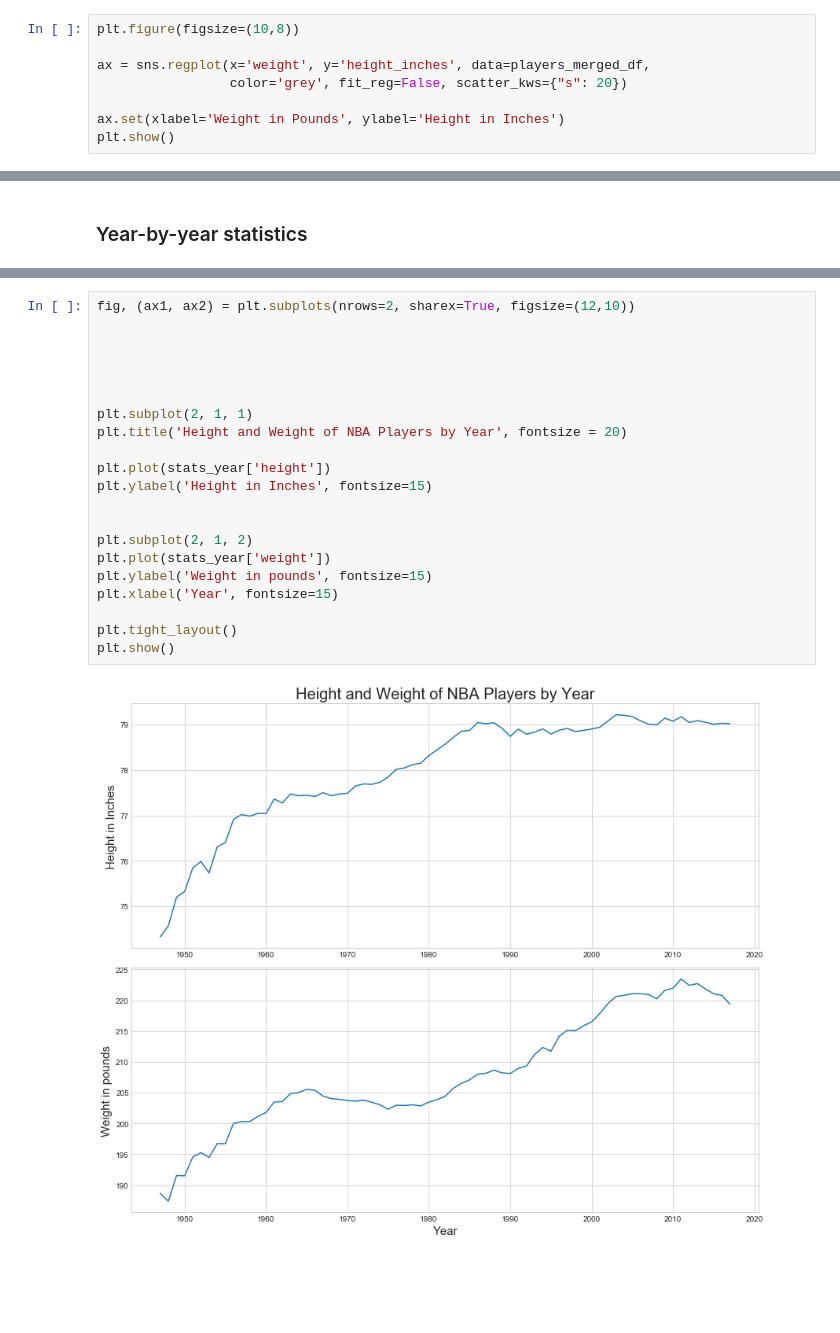
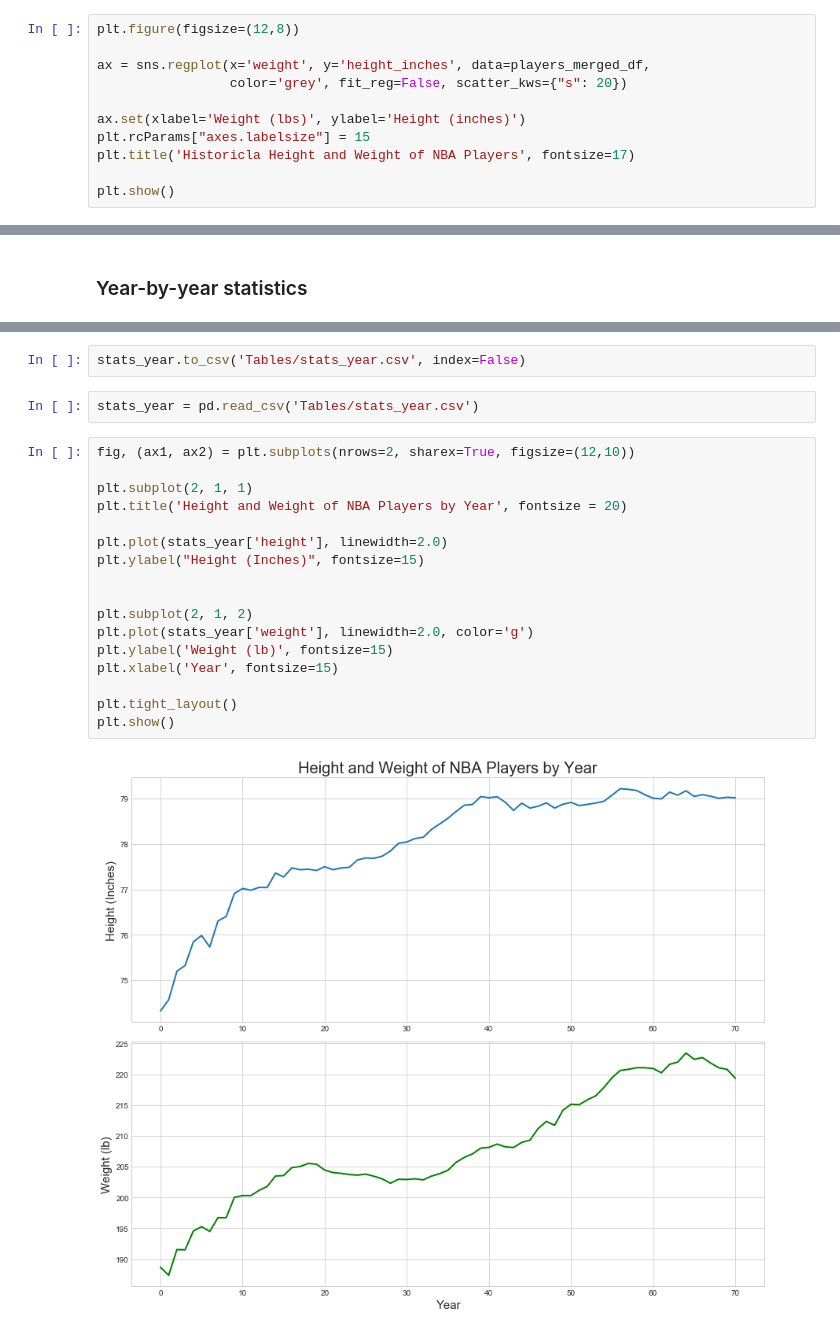
Before and after one commit to ymericson/NBA-player-info, a Jupyter notebook: NBA players stats.ipynb, the cells around one changed output, grey strips where cells are left out. Drawn from its saved outputs; the diff is of its cells as text; blank space fills up the shorter version.

```diff
--- a/NBA players stats.ipynb
+++ b/NBA players stats.ipynb
@@ -23,11 +42,14 @@ players_merged_df.head()
 # %% [markdown]
 ### Individual statistics
 # %%
-plt.figure(figsize=(10,8))
+plt.figure(figsize=(12,8))
 
 ax = sns.regplot(x='weight', y='height_inches', data=players_merged_df,
                  color='grey', fit_reg=False, scatter_kws={"s": 20})
 
-ax.set(xlabel='Weight in Pounds', ylabel='Height in Inches')
+ax.set(xlabel='Weight (lbs)', ylabel='Height (inches)')
+plt.rcParams["axes.labelsize"] = 15
+plt.title('Historicla Height and Weight of NBA Players', fontsize=17)
+
 plt.show()
 # %% [output]
@@ -276,23 +403,23 @@ stats_year.head()
+# %%
+stats_year.to_csv('Tables/stats_year.csv', index=False)
+# %%
+stats_year = pd.read_csv('Tables/stats_year.csv')
 # %%
 fig, (ax1, ax2) = plt.subplots(nrows=2, sharex=True, figsize=(12,10))
-
-
-
-
 
 plt.subplot(2, 1, 1)
 plt.title('Height and Weight of NBA Players by Year', fontsize = 20)
 
-plt.plot(stats_year['height'])
-plt.ylabel('Height in Inches', fontsize=15)
+plt.plot(stats_year['height'], linewidth=2.0)
+plt.ylabel("Height (Inches)", fontsize=15)
 
 
 plt.subplot(2, 1, 2)
-plt.plot(stats_year['weight'])
-plt.ylabel('Weight in pounds', fontsize=15)
+plt.plot(stats_year['weight'], linewidth=2.0, color='g')
+plt.ylabel('Weight (lb)', fontsize=15)
 plt.xlabel('Year', fontsize=15)
 
 plt.tight_layout()
 plt.show()
 # %% [output]
-[figure, old version]
+[figure, new version]
```
Also changed, not shown: parts of 34 cells of this notebook, 1 other file.
